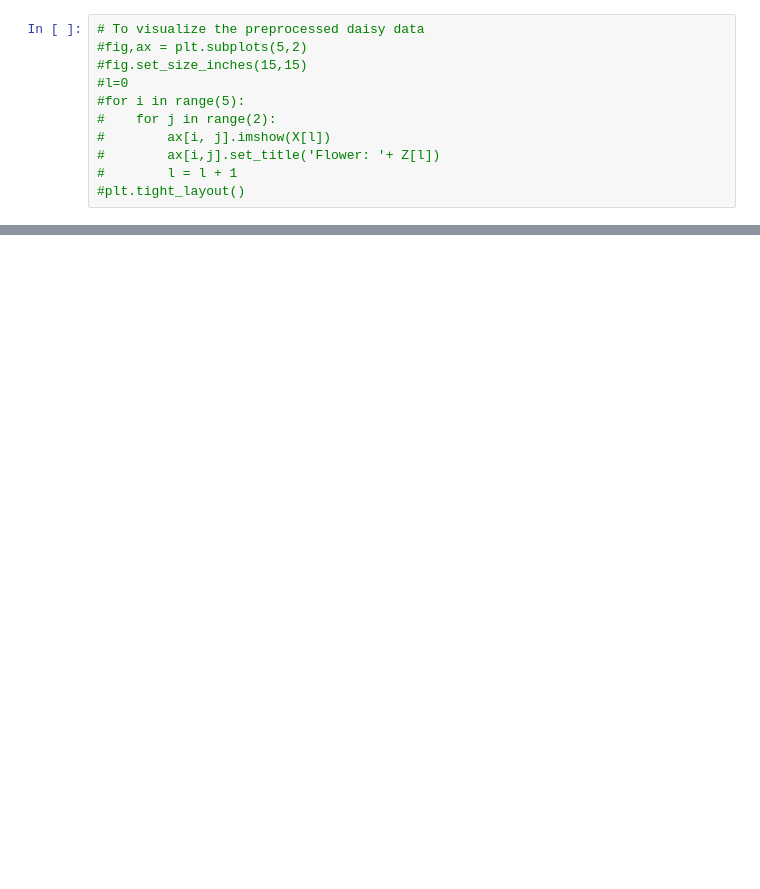
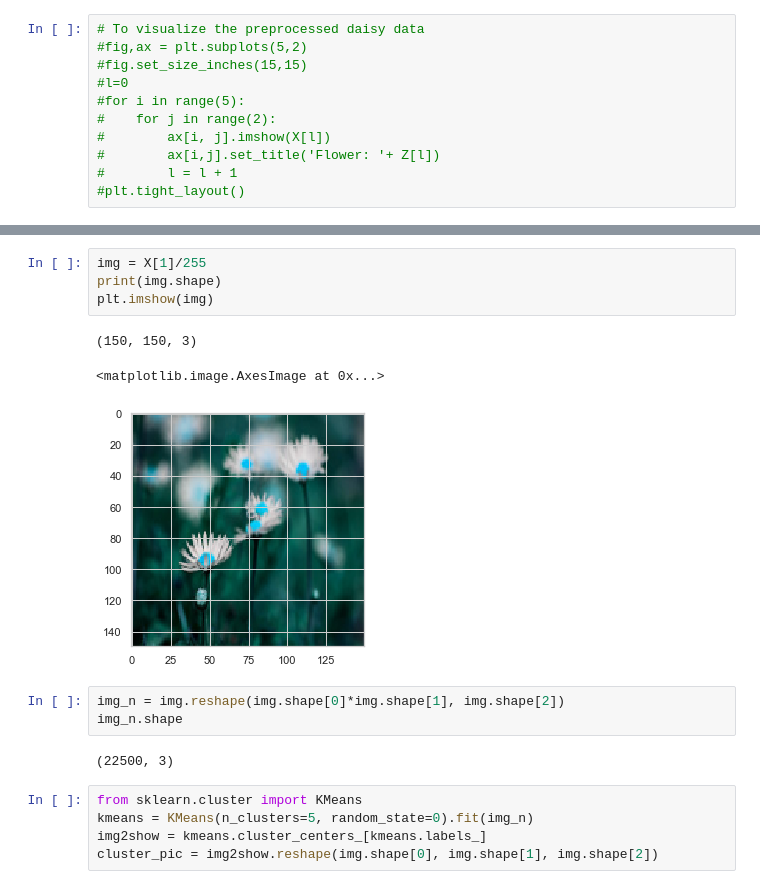
Before and after one commit to SukheshNuthalapati/BeeSnap-ML, a Jupyter notebook: Preproccess/daisies.ipynb, the cells around one changed output, grey strips where cells are left out. Cells and saved outputs as stored; diff of their text form; blank space fills up the shorter version.

```diff
--- a/Preproccess/daisies.ipynb
+++ b/Preproccess/daisies.ipynb
@@ -109,0 +122,18 @@ plt.imshow(gray, cmap = 'gray')
+# %%
+img = X[1]/255
+print(img.shape)
+plt.imshow(img)
+# %% [output]
+(150, 150, 3)
+<matplotlib.image.AxesImage at 0x...>
+[figure, added]
+# %%
+img_n = img.reshape(img.shape[0]*img.shape[1], img.shape[2])
+img_n.shape
+# %% [output]
+(22500, 3)
+# %%
+from sklearn.cluster import KMeans
+kmeans = KMeans(n_clusters=5, random_state=0).fit(img_n)
+img2show = kmeans.cluster_centers_[kmeans.labels_]
+cluster_pic = img2show.reshape(img.shape[0], img.shape[1], img.shape[2])
```
Also changed, not shown: parts of 10 cells of this notebook, 1 other file.
